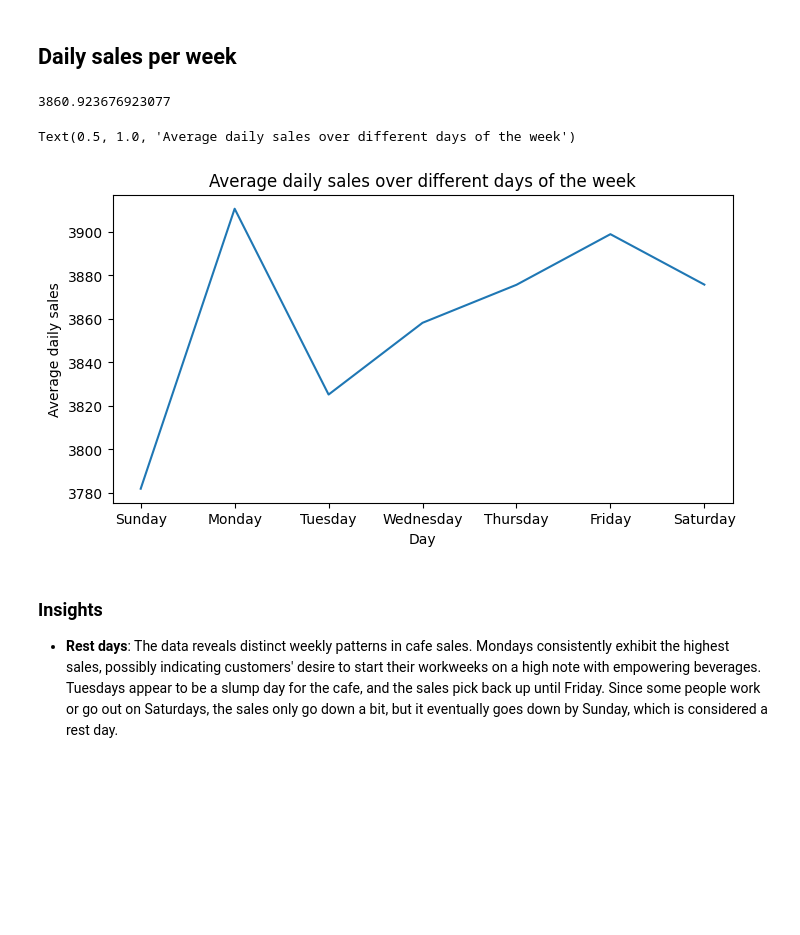
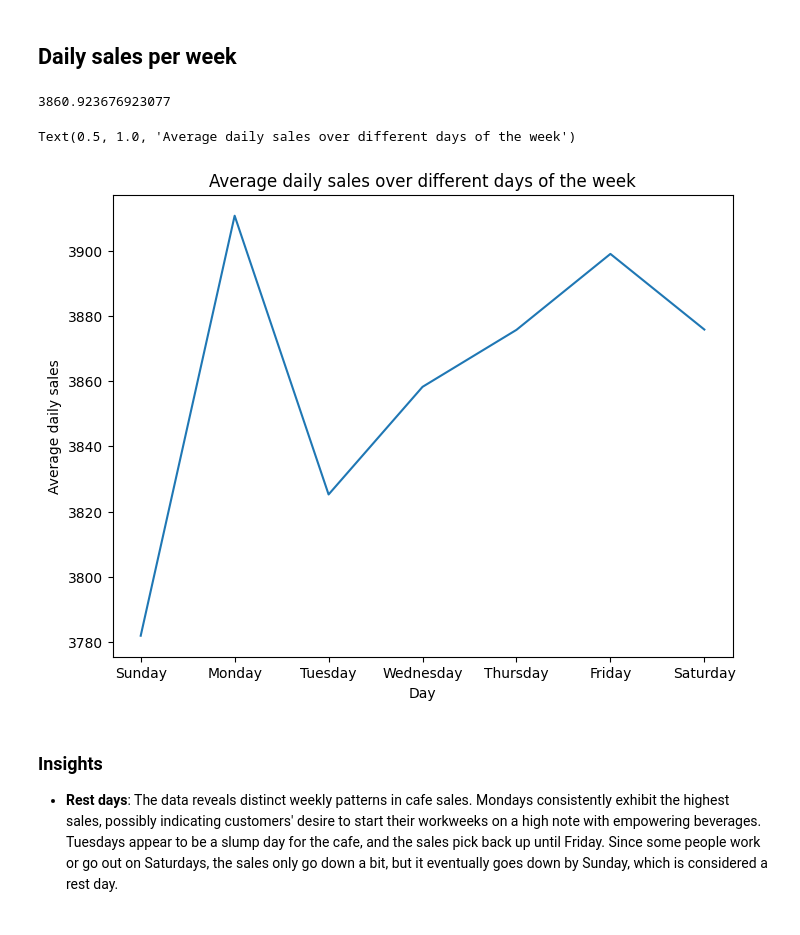
Before and after one commit to mlcuadra1/Coffee-Shop-EDA, a Jupyter notebook: notebooks/Script 2 - EDA.ipynb, the cells around one changed output. Drawn from its saved outputs; the diff is of its cells as text; code cells hidden in the pictures; blank space fills up the shorter version.

```diff
--- a/notebooks/Script 2 - EDA.ipynb
+++ b/notebooks/Script 2 - EDA.ipynb
@@ -70,8 +71,8 @@ day                 0
 dtype: int64
 # %%
 # Predefine figsize
-figsize1_1 = (8, 4)
-figsize1_2 = (16, 4)
+figsize1_1 = (8, 6)
+figsize1_2 = (16, 5)
 # %% [markdown]
 # Time-series analysis of sales and purchases
 # %% [markdown]
@@ -180,24 +182,24 @@ Text(0.5, 1.0, 'Daily sales-per-transaction, averaged over 6 months')
 # %%
 total_sales_per_day_of_week = data.groupby('Day Name')['Total_Bill'].sum()
 total_sales_per_day_of_week = total_sales_per_day_of_week.reindex(['Sunday', 'Monday', 'Tuesday', 'Wednesday', 'Thursday', 'Friday', 'Saturday'])
 
 unique_dates = data.drop_duplicates('transaction_date')
 days_of_week_count = unique_dates['Day Name'].value_counts(sort=True)
 avg_daily_sales_per_week = total_sales_per_day_of_week / days_of_week_count
 
 print(avg_daily_sales_per_week.mean())
 
-fig, ax0 = plt.subplots(figsize=figsize1_1)
+fig3, ax0 = plt.subplots(figsize=figsize1_1)
 
 ax0.plot(avg_daily_sales_per_week.index, avg_daily_sales_per_week.values)
 
 ax0.set_xlabel('Day')
 ax0.set_ylabel('Average daily sales')
 ax0.set_title('Average daily sales over different days of the week')
 # %% [output]
 3860.923676923077
 Text(0.5, 1.0, 'Average daily sales over different days of the week')
-[figure, old version]
+[figure, new version]
 # %% [markdown]
 ### Insights
 - **Rest days**: The data reveals distinct weekly patterns in cafe sales. Mondays consistently exhibit the highest sales, possibly indicating customers' desire to start their workweeks on a high note with empowering beverages. Tuesdays appear to be a slump day for the cafe, and the sales pick back up until Friday. Since some people work or go out on Saturdays, the sales only go down a bit, but it eventually goes down by Sunday, which is considered a rest day.
```
Also changed, not shown: parts of 13 cells of this notebook, 1 other file.
